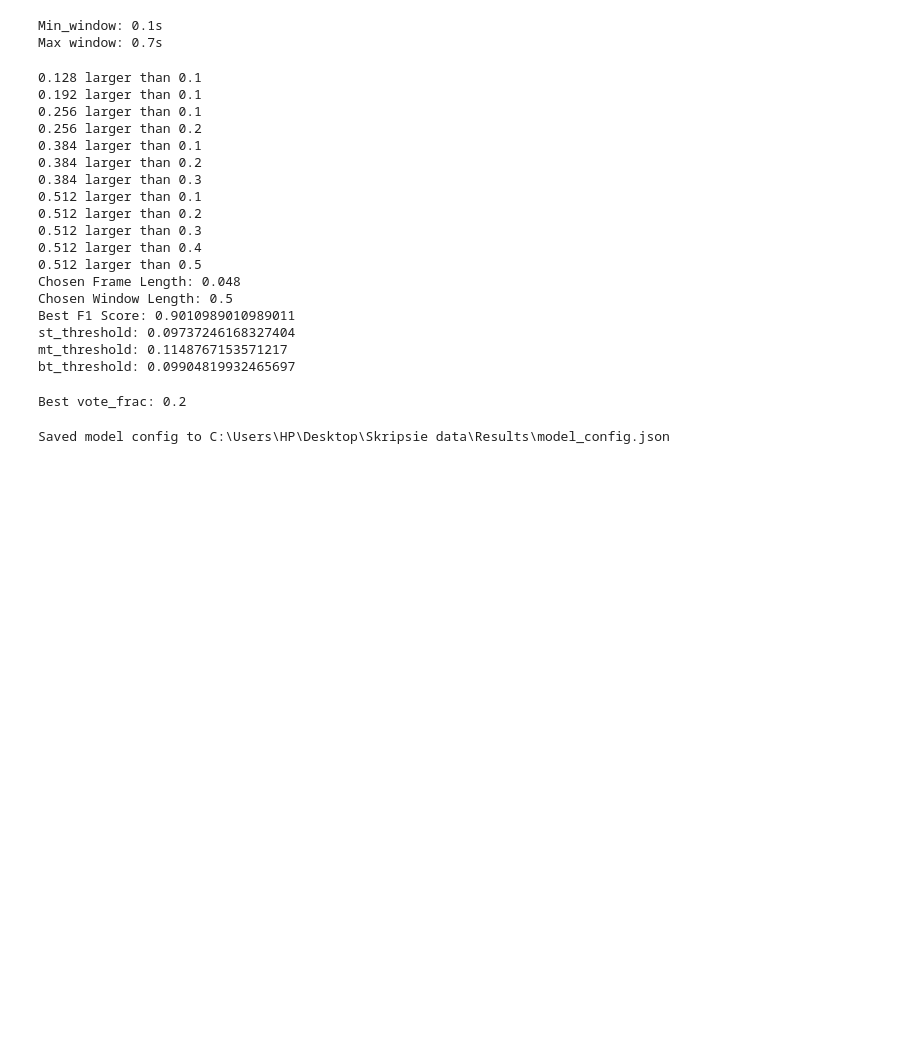
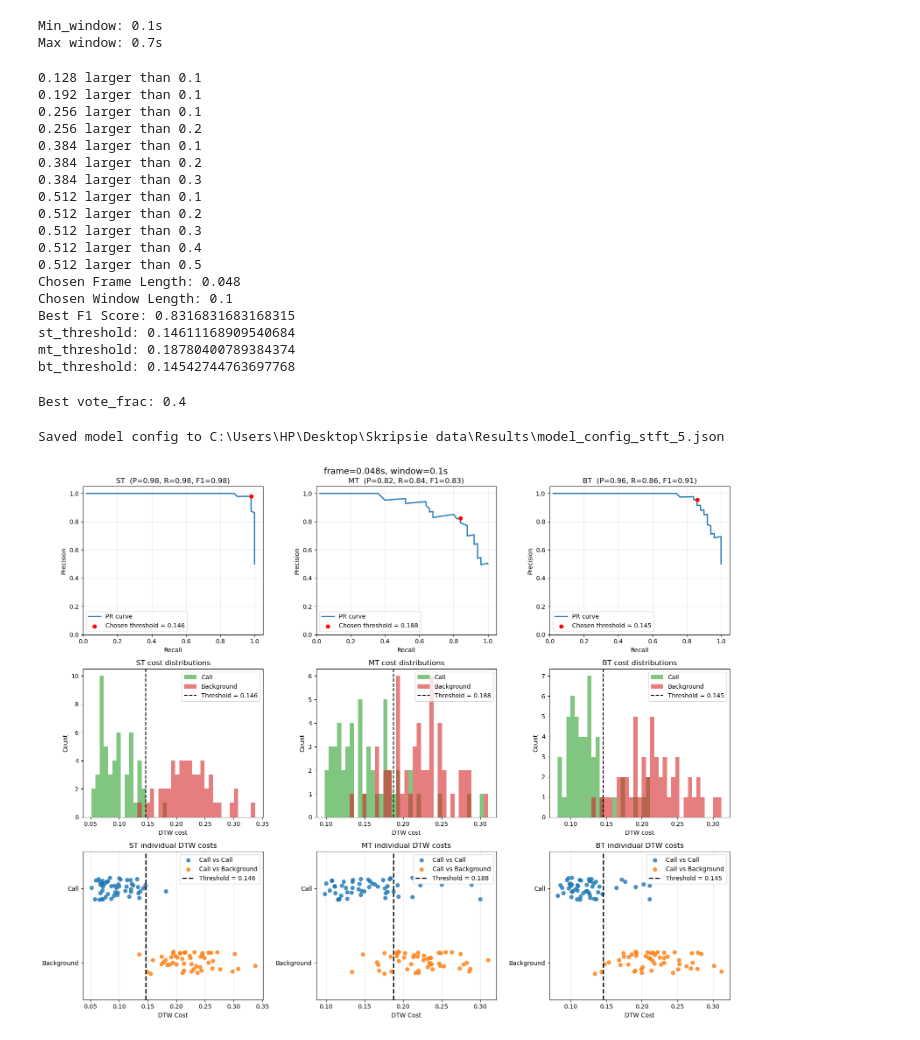
Before and after one commit to koekiekat/Skripsie, a Jupyter notebook: Final Software/STFT_calib_5.ipynb, the cells around one changed output. Saved outputs shown, nothing was run; the diff lists cells and outputs as text; code cells hidden in the pictures; blank space fills up the shorter version.

```diff
--- a/Final Software/STFT_calib_5.ipynb
+++ b/Final Software/STFT_calib_5.ipynb
@@ -36,7 +37,7 @@ fs_new = 1000
 feat_frame_lengths = [0.048, 0.064, 0.096, 0.128, 0.192, 0.256, 0.384, 0.512]
 
 #window frame lengths to test
-window_lengths_to_test = [0.1 ,0.2 ,0.3, 0.4, 0.5, 0.6, 0.7]
+window_lengths_to_test = [0.1 ,0.2 ,0.3, 0.4, 0.5, 0.6, 0.7, 0.8]
 
 #vote_fractions to test
 if n_temps == 5:
@@ -130,8 +131,8 @@ for feat_frame_length in feat_frame_lengths:
 
             for call_type, (calib_feats, temp_feats) in feats.items():
                 #Calculate DTW costs
-                call_costs = dtw_cross_costs(temp_feats, calib_feats, extractor.metric) #1 of 2
-                bg_costs = dtw_cross_costs(temp_feats, bg_feats, extractor.metric)#2 of 2
+                call_costs = dtw_cross_costs_new(temp_feats, calib_feats, extractor.metric) #1 of 2
+                bg_costs = dtw_cross_costs_new(temp_feats, bg_feats, extractor.metric)#2 of 2
 
                 #calculate Precision, Recall for different thresholds
                 precision, recall, pr_thresholds = compute_pr_curve_from_costs(call_costs, bg_costs)
@@ -178,11 +179,11 @@ print(f"bt_threshold: {bt_threshold}")
 0.512 larger than 0.4
 0.512 larger than 0.5
 Chosen Frame Length: 0.048
-Chosen Window Length: 0.5
-Best F1 Score: 0.9010989010989011
-st_threshold: 0.09737246168327404
-mt_threshold: 0.1148767153571217
-bt_threshold: 0.09904819932465697
+Chosen Window Length: 0.1
+Best F1 Score: 0.8316831683168315
+st_threshold: 0.14611168909540684
+mt_threshold: 0.18780400789384374
+bt_threshold: 0.14542744763697768
 # %%
 if feat_method == "stft":
     extractor = make_stft_extractor(frame_dur = best_frame_len)
@@ -254,9 +255,9 @@ for vote_frac in vote_fracs:
 best_vote_frac = max(vote_fracs, key=lambda v: (min(f1_scores[(v, t, th)] for t in temp_feats for th in call_thresholds), v))
 print("Best vote_frac:", best_vote_frac)
 # %% [output]
-Best vote_frac: 0.2
+Best vote_frac: 0.4
 # %%
-MODEL_CONFIG = RESULTS / "model_config.json"
+MODEL_CONFIG = RESULTS / f"model_config_{feat_method}_{n_temps}.json"
 
 save_model_config(
     MODEL_CONFIG,
@@ -274,4 +275,44 @@ save_model_config(
     template_files={"st": st_temp_file, "mt": mt_temp_file, "bt": bt_temp_file},
 );
 # %% [output]
-Saved model config to C:\Users\HP\Desktop\Skripsie data\Results\model_config.json
+Saved model config to C:\Users\HP\Desktop\Skripsie data\Results\model_config_stft_5.json
+# %%
+fig, axes = plt.subplots(3, 3, figsize=(16, 13))
+
+for col, call_type in enumerate(["st", "mt", "bt"]):
+    call_costs = dtw_cross_costs_new(temp_feats[call_type], calib_feats[call_type], extractor.metric)
+    bg_costs   = dtw_cross_costs_new(temp_feats[call_type], calib_feats["bg"], extractor.metric)
+
+    thr = call_thresholds[call_type]
+
+    # Row 1: PR curve with the chosen threshold marked
+    ax_pr = axes[0, col]
+    precision, recall, thresholds = plot_pr_curve_from_costs(
+        call_costs, bg_costs, best_threshold=thr, ax=ax_pr
+    )
+    idx = np.argmin(np.abs(thresholds - thr))
+    f1 = 2 * precision[idx] * recall[idx] / (precision[idx] + recall[idx] + 1e-12)
+    ax_pr.set_title(f"{call_type.upper()}  (P={precision[idx]:.2f}, R={recall[idx]:.2f}, F1={f1:.2f})")
+
+    # Row 2: cost histograms with the threshold line
+    ax_h = axes[1, col]
+    bins = np.linspace(min(np.min(call_costs), np.min(bg_costs)),
+                       max(np.max(call_costs), np.max(bg_costs)), 40)
+    ax_h.hist(call_costs, bins=bins, alpha=0.6, label="Call", color="tab:green")
+    ax_h.hist(bg_costs,   bins=bins, alpha=0.6, label="Background", color="tab:red")
+    ax_h.axvline(thr, color="k", linestyle="--", label=f"Threshold = {thr:.3f}")
+    ax_h.set_xlabel("DTW cost")
+    ax_h.set_ylabel("Count")
+    ax_h.set_title(f"{call_type.upper()} cost distributions")
+    ax_h.legend()
+
+    # Row 3: individual costs as a jittered scatter
+    ax_s = axes[2, col]
+    plot_dtw_scatter(call_costs, bg_costs, threshold=thr, ax=ax_s)
+    ax_s.set_title(f"{call_type.upper()} individual DTW costs")
+
+fig.suptitle(f"frame={best_frame_len}s, window={best_window_len}s", fontsize=14)
+plt.tight_layout()
+plt.show()
+# %% [output]
+[figure, added]
```
Also changed, not shown: parts of 1 cell of this notebook, 7 other files.
